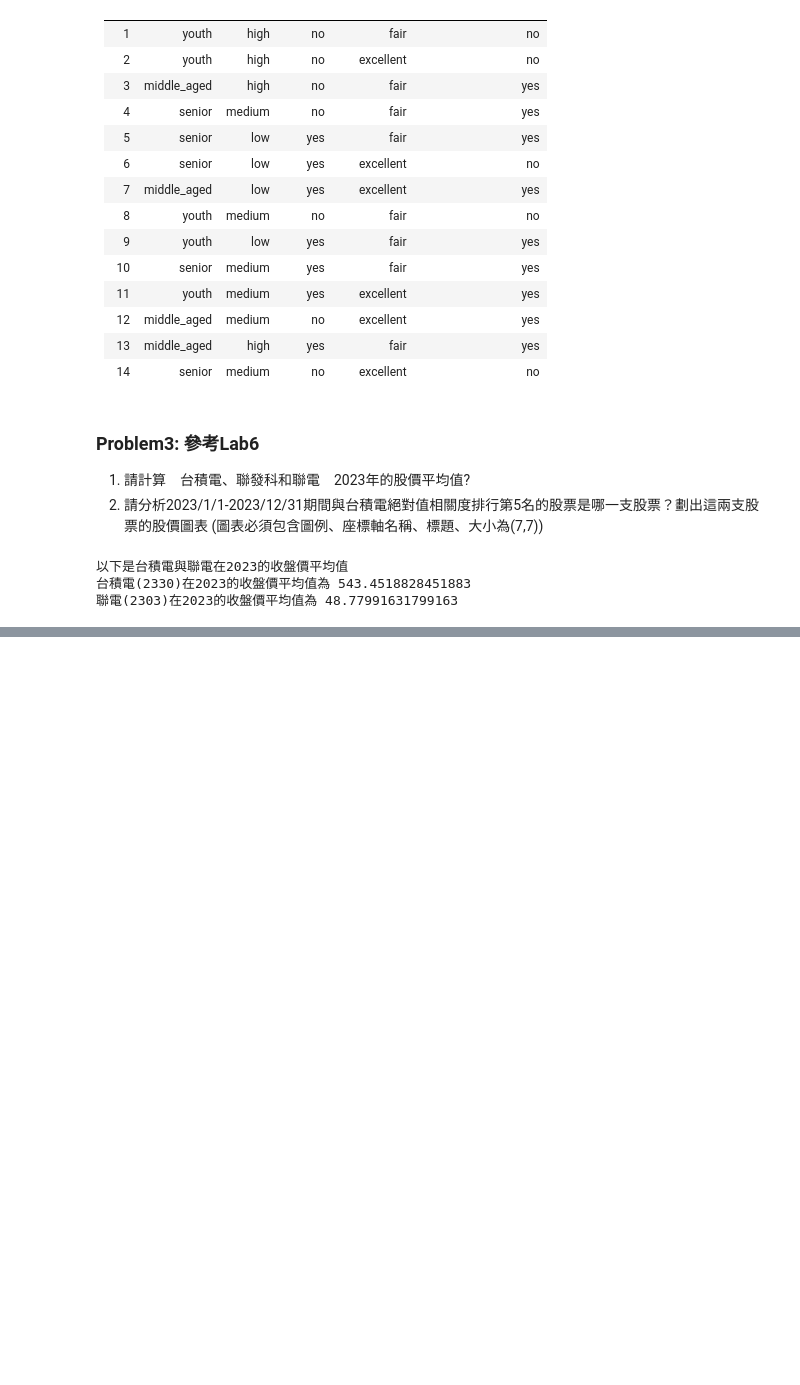
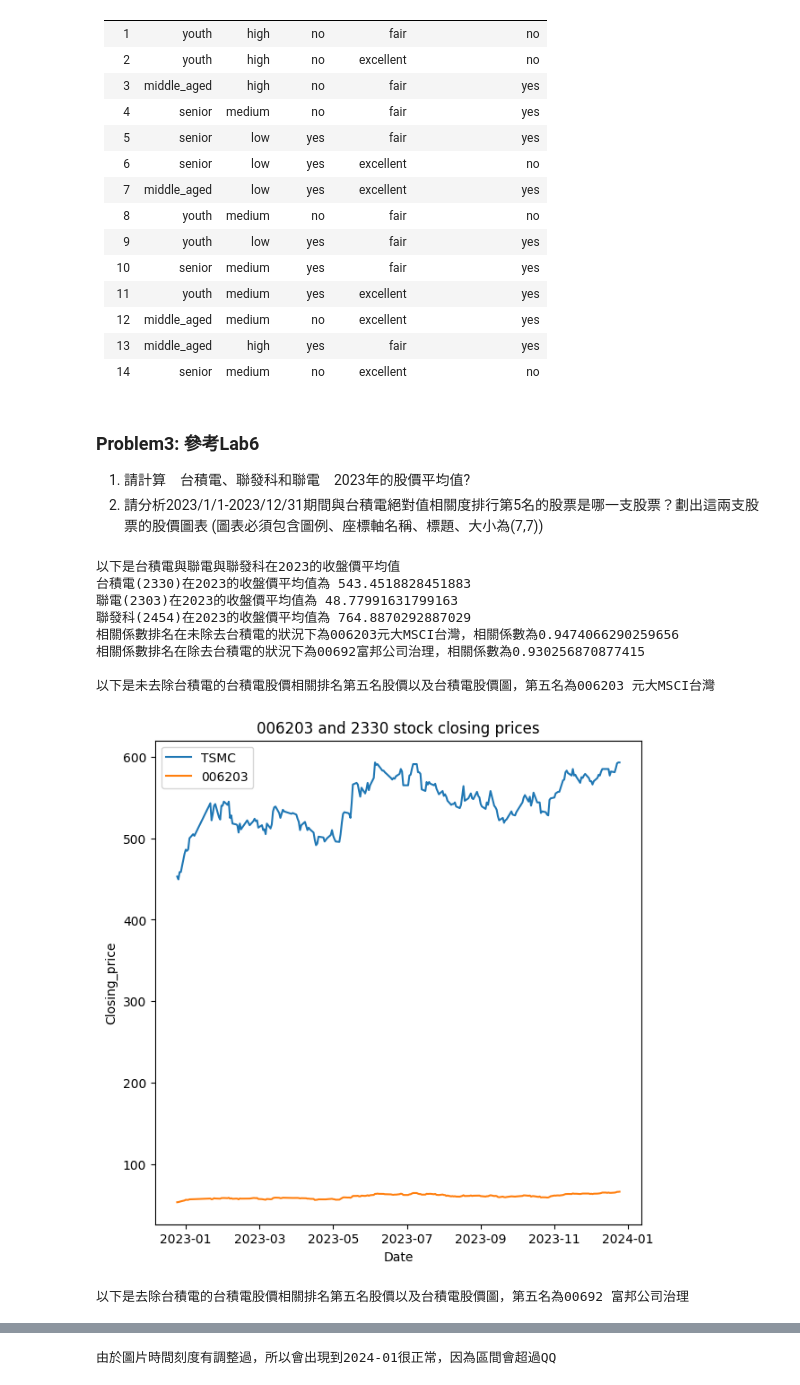
Before and after one commit to kesshoban3310/NTUT-Introduction-to-Data-Science-2024S, a Jupyter notebook: HW3/HW3_111590004.ipynb, the cells around one changed output, grey strips where cells are left out. Saved outputs shown, nothing was run; the diff lists cells and outputs as text; code cells hidden in the pictures; blank space fills up the shorter version.

```diff
--- a/HW3/HW3.ipynb
+++ b/HW3/HW3_111590004.ipynb
@@ -172,14 +172,16 @@ stock_data_p1 = stock_data_p1.groupby('Stock_name')
 
 stock_data_TSMC = stock_data_p1.get_group('台積電')
 stock_data_UMC = stock_data_p1.get_group('聯電')
+stock_data_MTK = stock_data_p1.get_group('聯發科')
 
-#計算台積電與聯電收盤價平均值
-print("以下是台積電與聯電在2023的收盤價平均值")
+#計算台積電與聯電與聯發科收盤價平均值
+print("以下是台積電與聯電與聯發科在2023的收盤價平均值")
 print(f"台積電(2330)在2023的收盤價平均值為 {stock_data_TSMC.Closing_price.mean()}")
 print(f"聯電(2303)在2023的收盤價平均值為 {stock_data_UMC.Closing_price.mean()}")
+print(f"聯發科(2454)在2023的收盤價平均值為 {stock_data_MTK.Closing_price.mean()}")
 
 # Problem3 Question 2
-stock_data_TSMC_closing = stock_data_TSMC_closing.reset_index(drop=True)
+stock_data_TSMC = stock_data_TSMC.reset_index(drop=True)
 
 stock_data_TSMC_corr = pd.DataFrame()
 stock_name = stock_data['Stock_name'].drop_duplicates()
@@ -188,7 +190,7 @@ stock_data_TSMC_corr['corr'] = 0.0
 
 def get_corr(x):
     corr_company = stock_data[stock_data['Stock_name'] == x].reset_index(drop=True)
-    return stock_data_TSMC_closing['Closing_price'].corr(corr_company['Closing_price'])
+    return stock_data_TSMC['Closing_price'].corr(corr_company['Closing_price'])
 
 #計算相關係數，會跳出Degree of freedom <= 0 的警告，可以忽略 (00625K富邦上証+R 由於整年只有一日有成交紀錄，故在此會報錯，已於前面drop掉)
 stock_data_TSMC_corr['corr'] = stock_data_TSMC_corr['Stock_name'].apply(get_corr)
@@ -208,9 +210,9 @@ stock_data_006203_closing = stock_data_p1.get_group('元大MSCI台灣')
 #不包含台積電，相關係數排名第五
 stock_data_00692_closing = stock_data_p1.get_group('富邦公司治理')
 
-stock_data_2330_00692 = pd.merge(stock_data_TSMC_closing[['date','Closing_price']],stock_data_00692_closing[['date','Closing_price']],on = 'date',suffixes=('_2330', '_00692'))
+stock_data_2330_00692 = pd.merge(stock_data_TSMC[['date','Closing_price']],stock_data_00692_closing[['date','Closing_price']],on = 'date',suffixes=('_2330', '_00692'))
 
-stock_data_2330_006203 = pd.merge(stock_data_TSMC_closing[['date','Closing_price']],stock_data_006203_closing[['date','Closing_price']],on = 'date',suffixes=('_2330', '_006203'))
+stock_data_2330_006203 = pd.merge(stock_data_TSMC[['date','Closing_price']],stock_data_006203_closing[['date','Closing_price']],on = 'date',suffixes=('_2330', '_006203'))
 
 newdate_00692 = pd.to_datetime(list(stock_data_2330_00692.date))
 newdate_006203 = pd.to_datetime(list(stock_data_2330_006203.date))
@@ -221,31 +223,38 @@ stock_data_2330_006203 = stock_data_2330_006203.set_index('date')
 print()
 print("以下是未去除台積電的台積電股價相關排名第五名股價以及台積電股價圖，第五名為006203 元大MSCI台灣")
 fig = plt.figure(figsize=(7,7)) #調整大小
 fig.gca().xaxis.set_major_formatter(mdates.DateFormatter('%Y-%m'))  #調整日期
 fig.gca().xaxis.set_major_locator(mdates.DayLocator(interval=60))
 plt.plot(newdate_006203,stock_data_2330_006203['Closing_price_2330'],label = 'TSMC') #設定標籤
 plt.plot(newdate_006203,stock_data_2330_006203['Closing_price_006203'],label = '006203')
 plt.xlabel('Date') #設定X軸座標
 plt.ylabel('Closing_price') #設定Y軸座標
 plt.title('006203 and 2330 stock closing prices') #設定標題
 plt.legend(loc = 'best') #設定圖例
 plt.show()
 
 print()
 print("以下是去除台積電的台積電股價相關排名第五名股價以及台積電股價圖，第五名為00692 富邦公司治理")
 plt.figure(figsize=(7,7)) #調整大小
 fig.gca().xaxis.set_major_formatter(mdates.DateFormatter('%Y-%m'))  #調整日期
 fig.gca().xaxis.set_major_locator(mdates.DayLocator(interval=30))
 plt.plot(newdate_00692,stock_data_2330_00692['Closing_price_2330'],label = 'TSMC') #設定標籤
 plt.plot(newdate_00692,stock_data_2330_00692['Closing_price_00692'],label = '00692')
 plt.xlabel('Date') #設定X軸座標
 plt.ylabel('Closing_price') #設定Y軸座標
 plt.title('00692 and 2330 stock closing prices') #設定標題
 plt.legend(loc = 'best')  #設定圖例
 plt.show()
 
 print("由於圖片時間刻度有調整過，所以會出現到2024-01很正常，因為區間會超過QQ")
 # %% [output]
-以下是台積電與聯電在2023的收盤價平均值
+以下是台積電與聯電與聯發科在2023的收盤價平均值
 台積電(2330)在2023的收盤價平均值為 543.4518828451883
 聯電(2303)在2023的收盤價平均值為 48.77991631799163
+聯發科(2454)在2023的收盤價平均值為 764.8870292887029
+相關係數排名在未除去台積電的狀況下為006203元大MSCI台灣，相關係數為0.9474066290259656
+相關係數排名在除去台積電的狀況下為00692富邦公司治理，相關係數為0.930256870877415
+
+以下是未去除台積電的台積電股價相關排名第五名股價以及台積電股價圖，第五名為006203 元大MSCI台灣
+[figure, added]
+以下是去除台積電的台積電股價相關排名第五名股價以及台積電股價圖，第五名為00692 富邦公司治理
@@ -251,0 +262 @@ print("由於圖片時間刻度有調整過，所以會出現到2024-01很正常
+由於圖片時間刻度有調整過，所以會出現到2024-01很正常，因為區間會超過QQ
```
Also changed, not shown: parts of 1 cell of this notebook.
